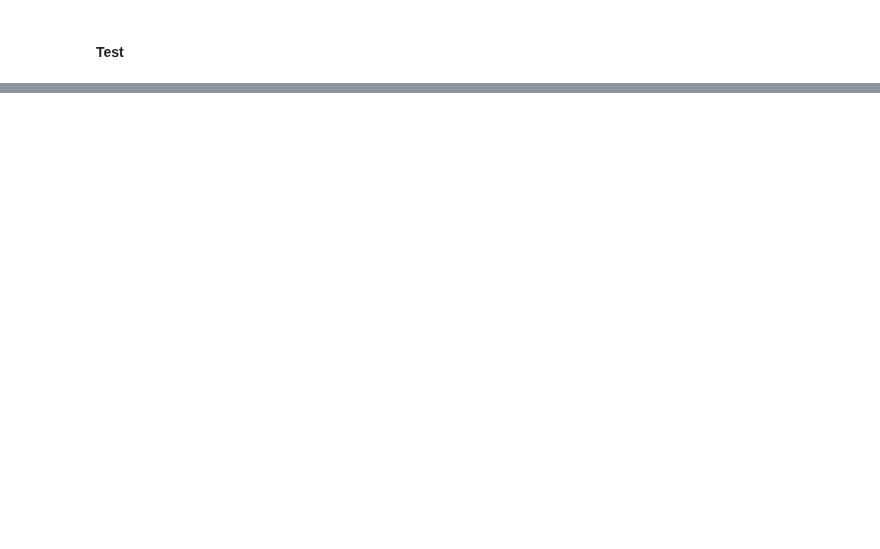
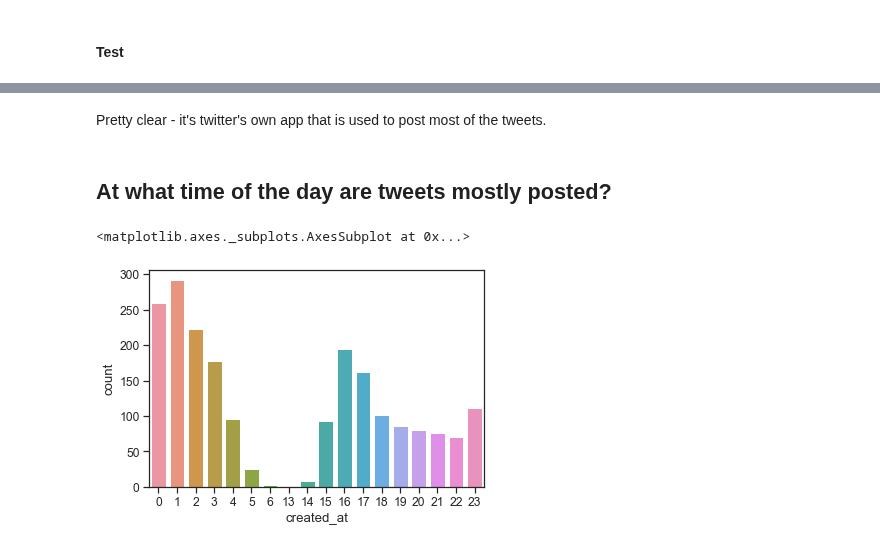
Before and after one commit to s8/twitter_wrangling, a Jupyter notebook: wrangle_act.ipynb, the cells around one changed output, grey strips where cells are left out. Saved outputs shown, nothing was run; the diff lists cells and outputs as text; code cells hidden in the pictures; blank space fills up the shorter version.

```diff
--- a/wrangle_act.ipynb
+++ b/wrangle_act.ipynb
@@ -659,0 +1026,9 @@ len(tweets[(tweet_data_frame['id'] - tweet_data_frame['id_str'].astype(int))!=0]
+# %% [markdown]
+Pretty clear - it's twitter's own app that is used to post most of the tweets.
+# %% [markdown]
+## At what time of the day are tweets mostly posted?
+# %%
+sb.countplot(x=wrd.created_at.apply(lambda x: x.hour), data=wrd)
+# %% [output]
+<matplotlib.axes._subplots.AxesSubplot at 0x...>
+[figure, added]
```
Also changed, not shown: parts of 213 cells of this notebook, 17 other files.
